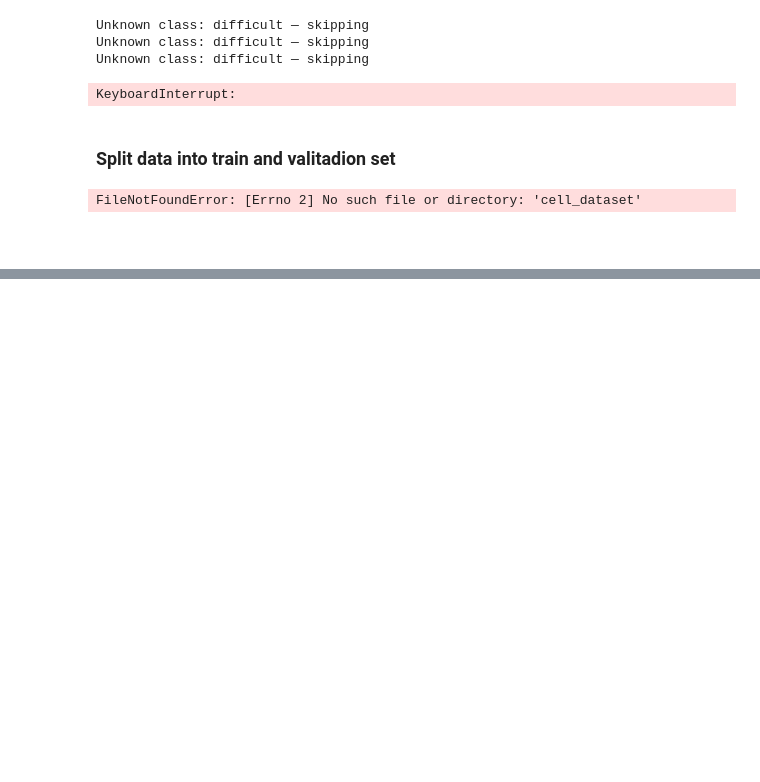
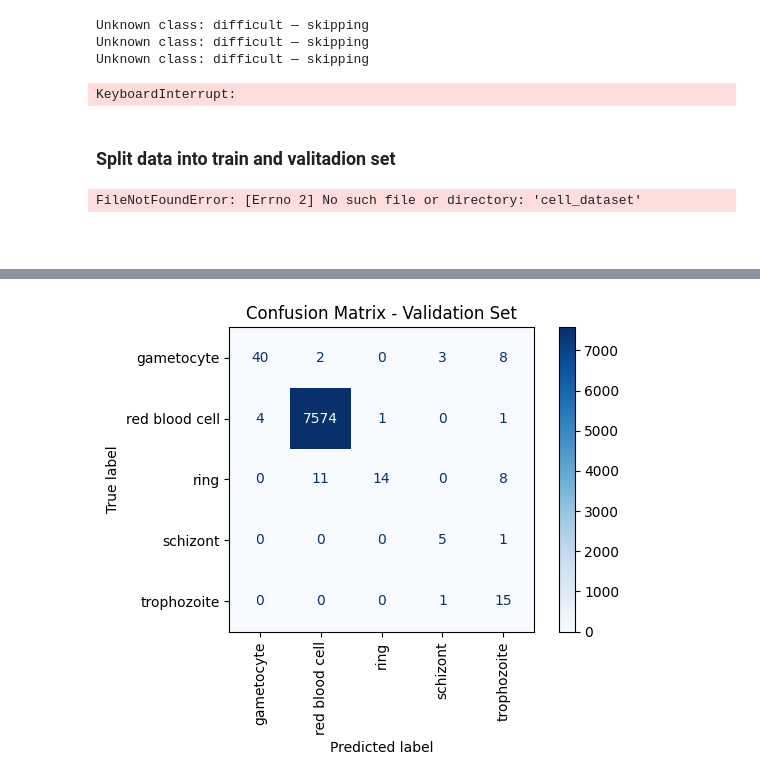
Before and after one commit to andrekda/malaria-classification, a Jupyter notebook: notebooks/malariaViT.ipynb, the cells around one changed output, grey strips where cells are left out. Cells and saved outputs as stored; diff of their text form; code cells hidden in the pictures; blank space fills up the shorter version.

```diff
--- a/notebooks/malariaViT.ipynb
+++ b/notebooks/malariaViT.ipynb
@@ -257,0 +293,19 @@ You should probably TRAIN this model on a down-stream task to be able to use it
+# %%
+%pip install matplotlib
+
+from sklearn.metrics import confusion_matrix, ConfusionMatrixDisplay
+import matplotlib.pyplot as plt
+
+cm = confusion_matrix(val_labels, val_preds)
+
+print(cm)
+
+# Sørg for at du har klassene i riktig rekkefølge
+disp = ConfusionMatrixDisplay(confusion_matrix=cm, display_labels=val_dataset.classes)
+
+# Tegn figuren
+disp.plot(cmap='Blues', xticks_rotation='vertical')
+plt.title("Confusion Matrix - Validation Set")
+plt.tight_layout()
+plt.show()
+# %% [output]
@@ -257,0 +329 @@ You should probably TRAIN this model on a down-stream task to be able to use it
+[figure, added]
```
Also changed, not shown: parts of 4 cells of this notebook, 1 other file.
